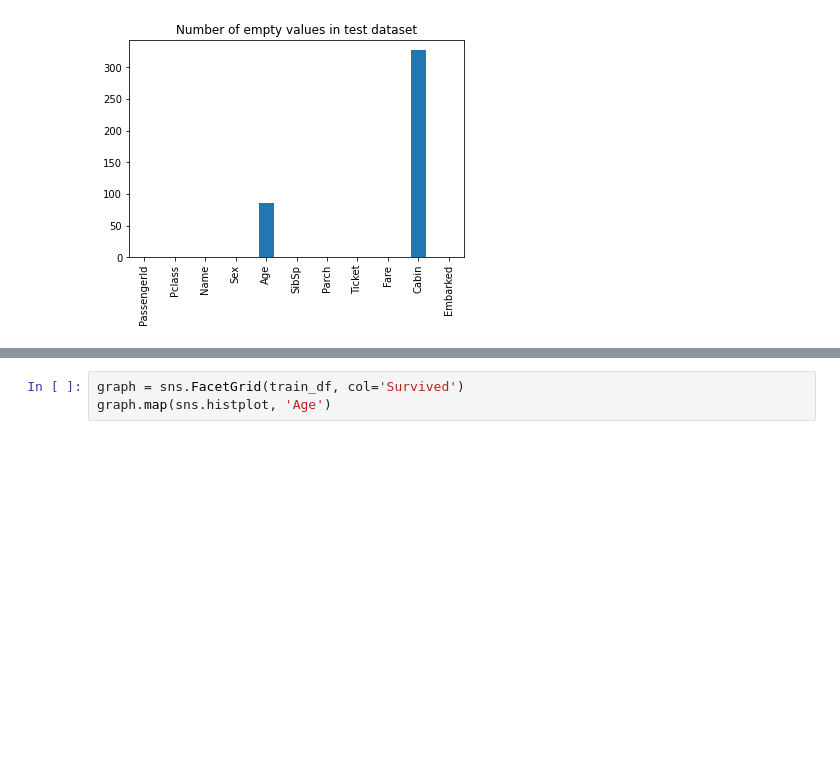
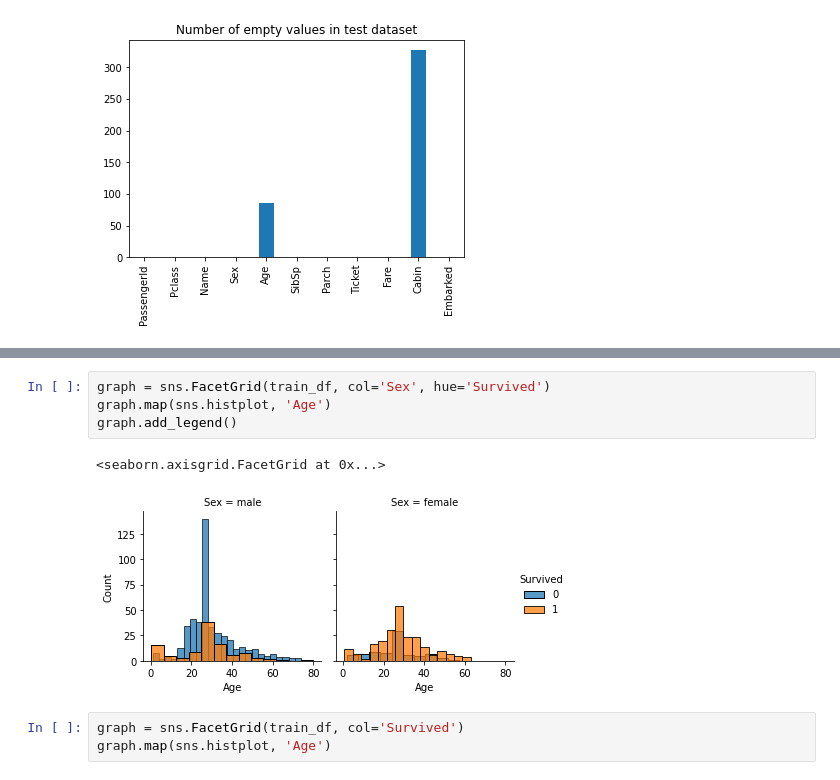
Before and after one commit to katsuba-mikhail/learn-kaggle, a Jupyter notebook: Kaggle_Titanic.ipynb, the cells around one changed output, grey strips where cells are left out. Cells and saved outputs as stored; diff of their text form; blank space fills up the shorter version.

Commit message:
add graphs

```diff
--- a/Kaggle_Titanic.ipynb
+++ b/Kaggle_Titanic.ipynb
@@ -318,6 +319,13 @@ train_df[train_df['Age'].isnull()].head()
 | 19 | 20 | 1 | 3 | Masselmani, Mrs. Fatima | female | NaN | 0 | 0 | 2649 | 7.2250 | ... |
 | 26 | 27 | 0 | 3 | Emir, Mr. Farred Chehab | male | NaN | 0 | 0 | 2631 | 7.2250 | ... |
 | 28 | 29 | 1 | 3 | O'Dwyer, Miss. Ellen "Nellie" | female | NaN | 0 | 0 | 330959 | 7.8792 | ... |
+# %%
+graph = sns.FacetGrid(train_df, col='Sex', hue='Survived')
+graph.map(sns.histplot, 'Age')
+graph.add_legend()
+# %% [output]
+<seaborn.axisgrid.FacetGrid at 0x...>
+[figure, added]
 # %%
 graph = sns.FacetGrid(train_df, col='Survived')
 graph.map(sns.histplot, 'Age')
```
Also changed, not shown: parts of 20 cells of this notebook.
